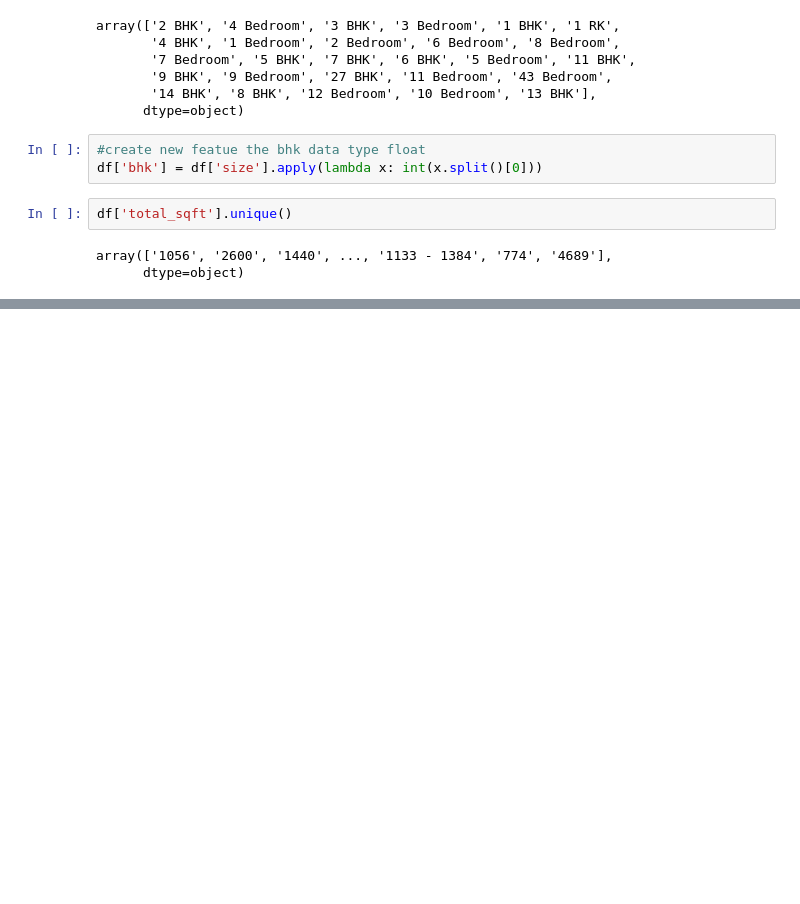
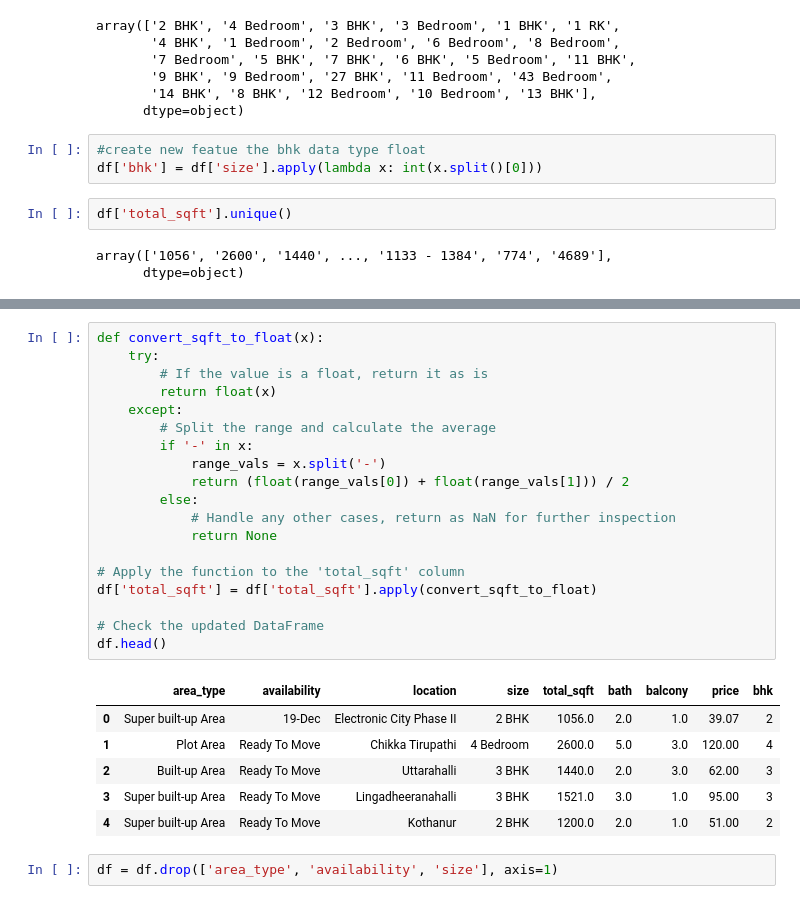
Before and after one commit to MUHAMMED13690/regression_model_prediction, a Jupyter notebook: notebook/data/house_data.ipynb, the cells around one changed output, grey strips where cells are left out. Drawn from its saved outputs; the diff is of its cells as text; blank space fills up the shorter version.

```diff
--- a/notebook/data/house_data.ipynb
+++ b/notebook/data/house_data.ipynb
@@ -197,3 +200,31 @@ dtype: object
+# %%
+def convert_sqft_to_float(x):
+    try:
+        # If the value is a float, return it as is
+        return float(x)
+    except:
+        # Split the range and calculate the average
+        if '-' in x:
+            range_vals = x.split('-')
+            return (float(range_vals[0]) + float(range_vals[1])) / 2
+        else:
+            # Handle any other cases, return as NaN for further inspection
+            return None
+
+# Apply the function to the 'total_sqft' column
+df['total_sqft'] = df['total_sqft'].apply(convert_sqft_to_float)
+
+# Check the updated DataFrame
+df.head()
+# %% [output]
+|  | area_type | availability | location | size | total_sqft | bath | balcony | price | bhk |
+| 0 | Super built-up Area | 19-Dec | Electronic City Phase II | 2 BHK | 1056.0 | 2.0 | 1.0 | 39.07 | 2 |
+| 1 | Plot Area | Ready To Move | Chikka Tirupathi | 4 Bedroom | 2600.0 | 5.0 | 3.0 | 120.00 | 4 |
+| 2 | Built-up Area | Ready To Move | Uttarahalli | 3 BHK | 1440.0 | 2.0 | 3.0 | 62.00 | 3 |
+| 3 | Super built-up Area | Ready To Move | Lingadheeranahalli | 3 BHK | 1521.0 | 3.0 | 1.0 | 95.00 | 3 |
+| 4 | Super built-up Area | Ready To Move | Kothanur | 2 BHK | 1200.0 | 2.0 | 1.0 | 51.00 | 2 |
+# %%
+df = df.drop(['area_type', 'availability', 'size'], axis=1)
 # %%
 df.head()
 # %% [output]
```
Also changed, not shown: parts of 5 cells of this notebook, 2 other files.
